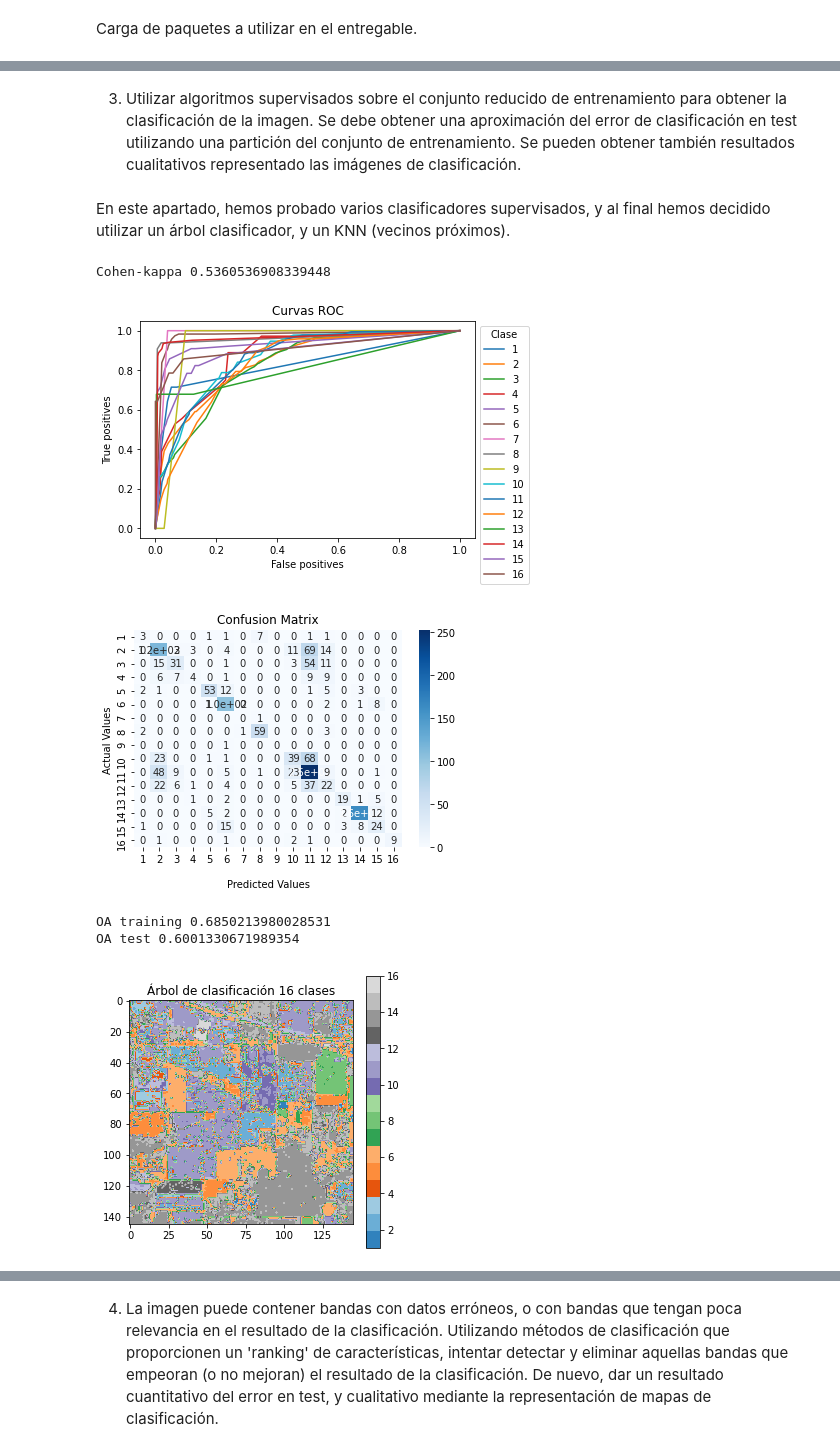
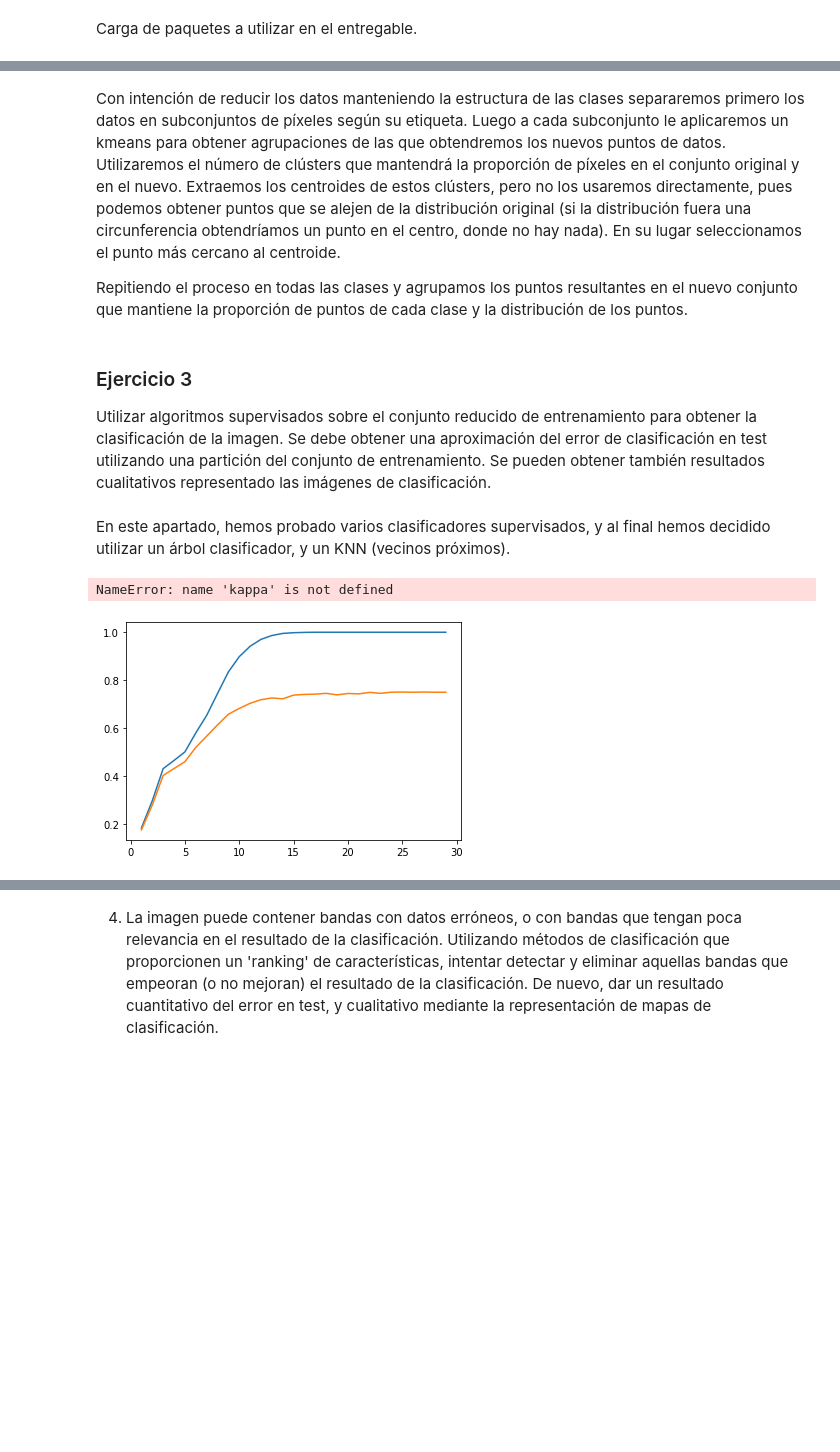
Before and after one commit to Qaraqororum/Aprende_Maquina, a Jupyter notebook: Entregable_final_ML.ipynb, the cells around one changed output, grey strips where cells are left out. Drawn from its saved outputs; the diff is of its cells as text; code cells hidden in the pictures; blank space fills up the shorter version.

```diff
--- a/Entregable_final_ML.ipynb
+++ b/Entregable_final_ML.ipynb
@@ -59,6 +72,10 @@ sp.draw_silhouette_plus(X_reshape,clstrs_Y_K9,clstrs_Y_G8,clstrs_Y_G18)
+# %% [markdown]
+Con intención de reducir los datos manteniendo la estructura de las clases separaremos primero los datos en subconjuntos de píxeles según su etiqueta. Luego a cada subconjunto le aplicaremos un kmeans para obtener agrupaciones de las que obtendremos los nuevos puntos de datos. Utilizaremos el número de clústers que mantendrá la proporción de píxeles en el conjunto original y en el nuevo. Extraemos los centroides de estos clústers, pero no los usaremos directamente, pues podemos obtener puntos que se alejen de la distribución original (si la distribución fuera una circunferencia obtendríamos un punto en el centro, donde no hay nada). En su lugar seleccionamos el punto más cercano al centroide.
+
+Repitiendo el proceso en todas las clases  y agrupamos los puntos resultantes en el nuevo conjunto que mantiene la proporción de puntos de cada clase y la distribución de los puntos.
 # %%
 def data_reducer():
-    X,Y,Xl,Yl = aviris_data_load()
+    X,Y,Xl,Yl = sp.aviris_data_load()
 
     n_tags = max(Yl)
     ratio = 5000/Xl.shape[0]
@@ -76,10 +93,11 @@ def data_reducer():
     #Llenamos los libros reducidos
     for i in range(len(tag_list)):
 
+        #hacemos clústering del subconjunto con etiqueta i
         data = X_index_sample[i][0,:,:]
-        n_points_reduced = int(np.ceil(data.shape[0]*ratio))
+        n_points_reduced = int(np.ceil(data.shape[0]*ratio))#aseguramos que se mantenga la proporción de puntos por clase
         cluster = KMeans(n_points_reduced).fit(data)
-        centers = cluster.cluster_centers_.squeeze()
+        centers = cluster.cluster_centers_.squeeze()#obtenemos los centros
 
         newdata = list()
 
@@ -93,51 +111,50 @@ def data_reducer():
         X_reduced.append(newdata)
         Y_reduced.append(np.ones(n_points_reduced)*tag_list[i])
 
+    #Pegamos los resultados uno tras otro
     X_reduced = np.concatenate(X_reduced)
     Y_reduced = np.concatenate(Y_reduced)
 
     return((X_reduced,Y_reduced))
 
-X_reduced, Y_reduced = sp.data_reducer()
+X_reduced, Y_reduced = data_reducer()
 # %% [markdown]
-3. Utilizar algoritmos supervisados sobre el conjunto reducido de entrenamiento para obtener la clasificación de la imagen. Se debe obtener una aproximación del error de clasificación en test utilizando una partición del conjunto de entrenamiento. Se pueden obtener también resultados cualitativos representado las imágenes de clasificación.
+### Ejercicio 3
+Utilizar algoritmos supervisados sobre el conjunto reducido de entrenamiento para obtener la clasificación de la imagen. Se debe obtener una aproximación del error de clasificación en test utilizando una partición del conjunto de entrenamiento. Se pueden obtener también resultados cualitativos representado las imágenes de clasificación.
 # %% [markdown]
 En este apartado, hemos probado varios clasificadores supervisados, y al final hemos decidido utilizar un árbol clasificador, y un KNN (vecinos próximos).
 # %%
 ## Tree classifier ##
-
 tag_list = np.arange(1,17)
-
+kappa_train = []
+kappa_test = []
 criterion = 'gini'
 max_depth = None
 
-Xtr, Xts, ytr, yts = train_test_split(X_reduced, Y_reduced, test_size=0.3)
+Xtr, Xts, ytr, yts = train_test_split(X_reduced, Y_reduced, test_size=0.3,random_state = 20)
+
+nn = np.arange(1,30)
+for i in nn:
+    tree =  RandomForestClassifier(n_estimators=200, criterion=criterion, random_state=100,max_depth = i)
+    tree.fit(Xtr, ytr)
+
+    ytree = tree.predict(Xtr)
+    Conf_matrix_tree = confusion_matrix(ytr, ytree)
+    Kappa_tree = cohen_kappa_score(ytr, ytree)
+    kappa_train.append(Kappa_tree)
+
+    ytree = tree.predict(Xts)
+    Conf_matrix_tree = confusion_matrix(yts, ytree)
+    Kappa_tree = cohen_kappa_score(yts, ytree)
+    kappa_test.append(Kappa_tree)
 
 
-tree = DecisionTreeClassifier(criterion=criterion, random_state = 100, max_depth=7)
-tree.fit(Xtr, ytr)
-ytree = tree.predict(Xts)
-
-# Evaluate and compare results
-print('Cohen-kappa', cohen_kappa_score(yts, ytree))
-
-Conf_matrix_tree = confusion_matrix(yts, ytree)
-Kappa_tree = cohen_kappa_score(yts, ytree)
-sp.draw_ROC(yts,tree.predict_proba(Xts),tag_list)
-sp.draw_ConfusionM(Conf_matrix_tree,tag_list)
-
-
-X,a,a,a = sp.aviris_data_load()
-image = tree.predict(X.reshape([145*145,220]))
-sp.draw_image(image,"Árbol de clasificación")
-
-print('OA training' ,tree.score(Xtr, ytr))
-print('OA test', tree.score(Xts, yts))
+figure, kppa = plt.subplots()
+kppa.plot(nn,kappa_train,label = "Entrenamiento")
+kppa.plot(nn,kappa_test,label = "testeo")
+kappa.axvline(x=8, color="red", linestyle="--")
+plt.legend()
 # %% [output]
-Cohen-kappa 0.5360536908339448
+NameError: name 'kappa' is not defined
-[figure, old version]
+[figure, new version]
-[figure, removed]
-OA training 0.6850213980028531
-OA test 0.6001330671989354
-[figure, removed]
 # %% [markdown]
```
Also changed, not shown: parts of 12 cells of this notebook, 1 other file.
